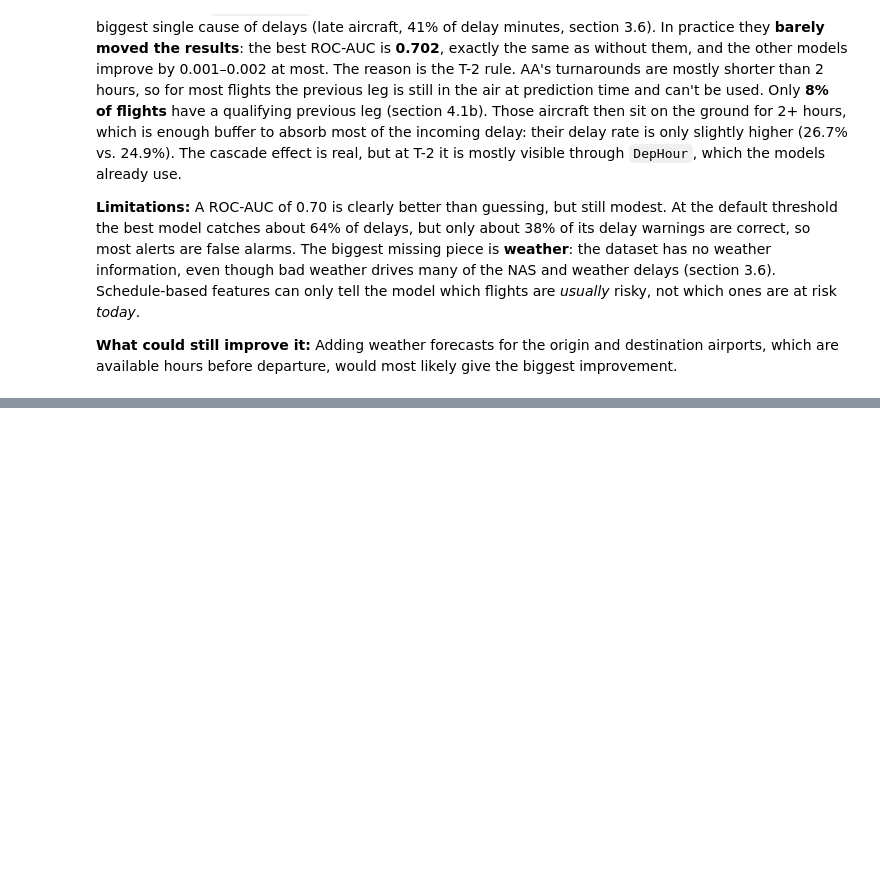
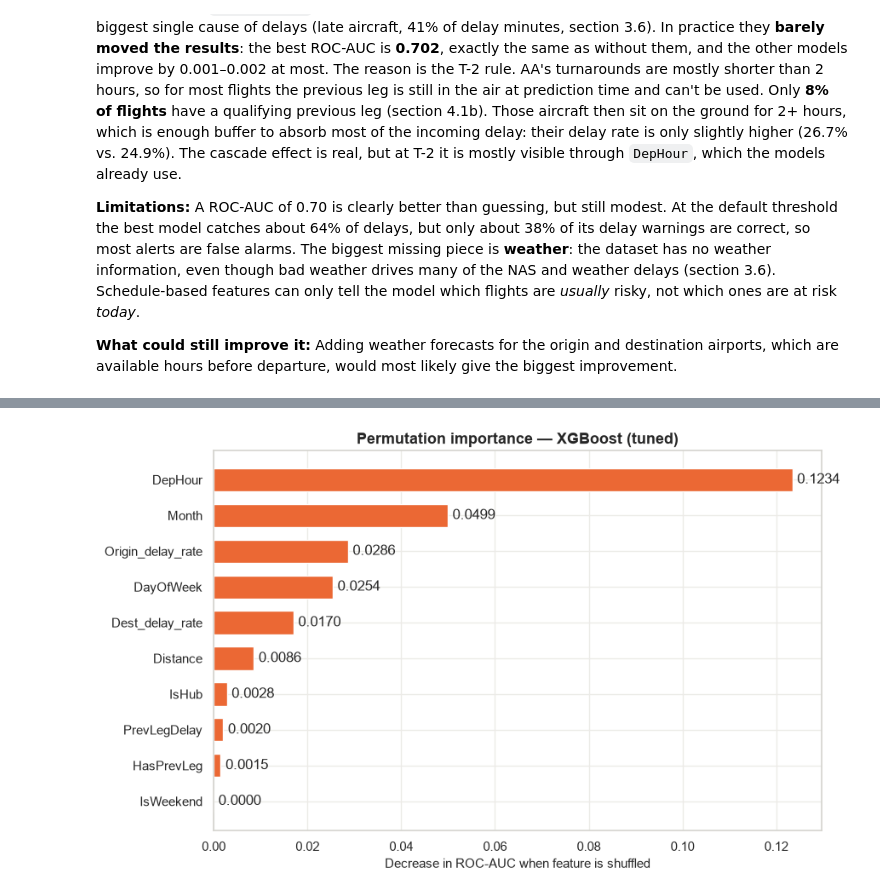
Before and after one commit to GustavDegn123/Airlines-Delay, a Jupyter notebook: flight_delay_prediction_aa.ipynb, the cells around one changed output, grey strips where cells are left out. Drawn from its saved outputs; the diff is of its cells as text; code cells hidden in the pictures; blank space fills up the shorter version.

```diff
--- a/flight_delay_prediction_aa.ipynb
+++ b/flight_delay_prediction_aa.ipynb
@@ -1460,0 +1519,18 @@ plt.show()
+# %%
+perm_result = permutation_importance(
+    results["XGB (tuned)"]["model"], X_test, y_test,
+    scoring="roc_auc", n_repeats=10, random_state=RANDOM_STATE, n_jobs=-1
+)
+
+perm_importances = pd.Series(perm_result.importances_mean, index=FEATURES)
+
+fig, ax = plt.subplots(figsize=(9, 5.5))
+perm_sorted = perm_importances.sort_values()
+bars = ax.barh(perm_sorted.index, perm_sorted.values, color=COLOR_DELAYED, height=0.65)
+ax.bar_label(bars, fmt="%.4f", padding=4)
+ax.set_xlabel("Decrease in ROC-AUC when feature is shuffled")
+ax.set_title("Permutation importance — XGBoost (tuned)")
+plt.tight_layout()
+plt.show()
+# %% [output]
+[figure, added]
```
Also changed, not shown: parts of 19 cells of this notebook.
